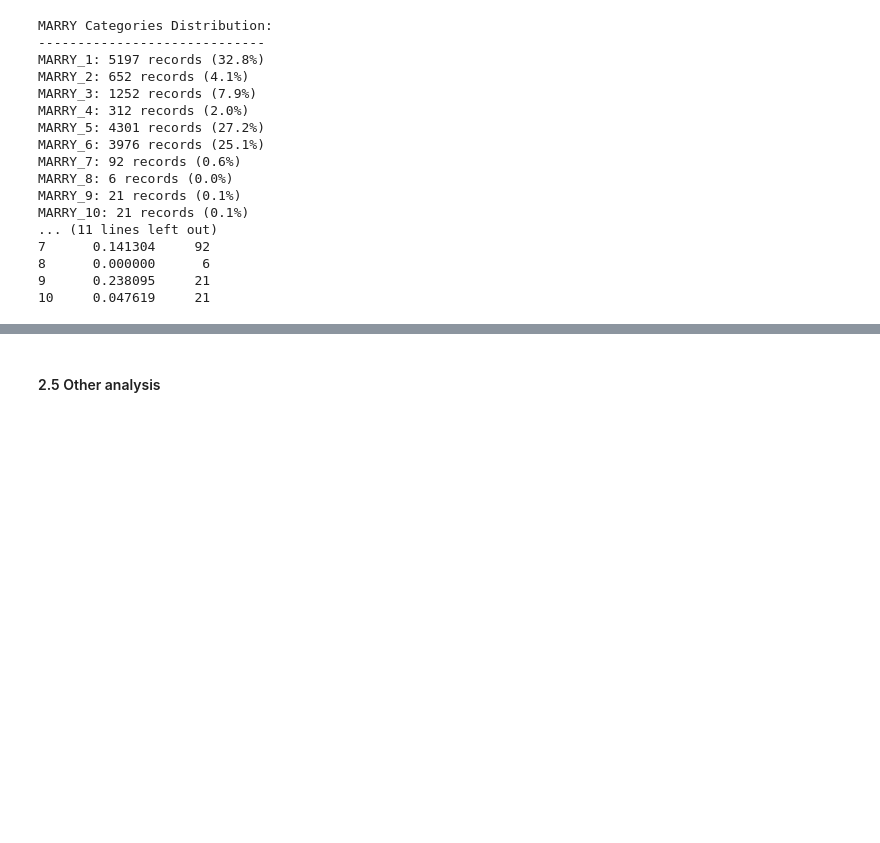
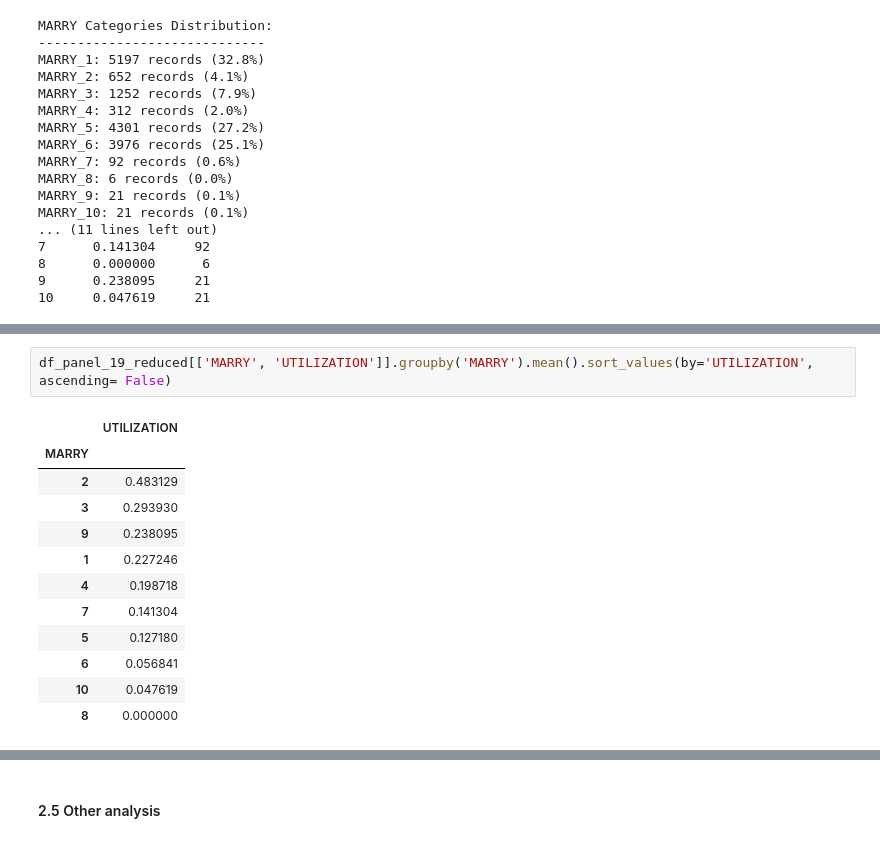
Before and after one commit to gracejiang0929/FA24_DSC180A_Repo, a Jupyter notebook: pt2_Demographic Analysis.ipynb, the cells around one changed output, grey strips where cells are left out. Saved outputs shown, nothing was run; the diff lists cells and outputs as text; blank space fills up the shorter version.

```diff
--- a/pt2_Demographic Analysis.ipynb
+++ b/pt2_Demographic Analysis.ipynb
@@ -991,0 +1024,15 @@ simplified_marry_analysis(df_panel_19_reduced)
+# %%
+df_panel_19_reduced[['MARRY', 'UTILIZATION']].groupby('MARRY').mean().sort_values(by='UTILIZATION', ascending= False)
+# %% [output]
+|  | UTILIZATION |
+| MARRY |  |
+| 2 | 0.483129 |
+| 3 | 0.293930 |
+| 9 | 0.238095 |
+| 1 | 0.227246 |
+| 4 | 0.198718 |
+| 7 | 0.141304 |
+| 5 | 0.127180 |
+| 6 | 0.056841 |
+| 10 | 0.047619 |
+| 8 | 0.000000 |
```
Also changed, not shown: parts of 24 cells of this notebook.
